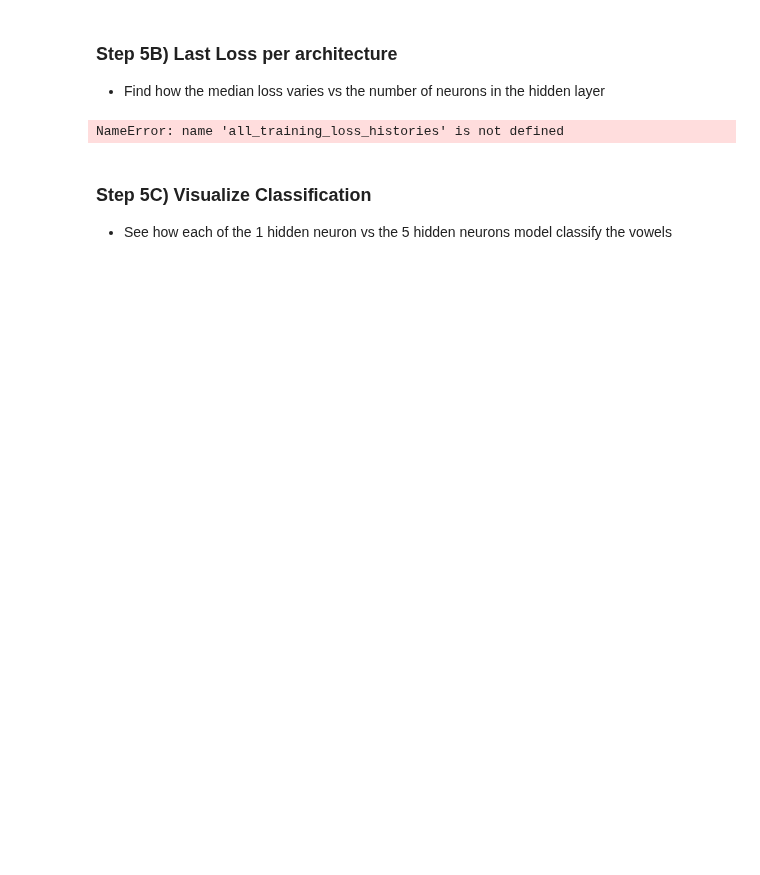
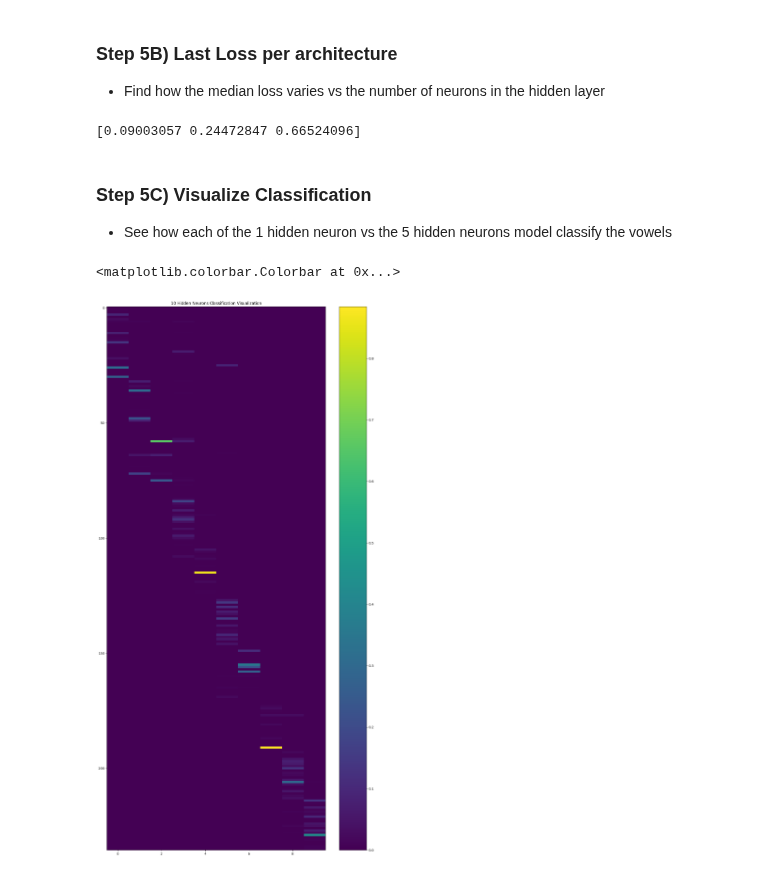
Before and after one commit to Ky-Ng/Vowel-Detection-NN, a Jupyter notebook: Main_Scripts/Vowel_Benchmark_Training.ipynb, the cells around one changed output. Saved outputs shown, nothing was run; the diff lists cells and outputs as text; code cells hidden in the pictures; blank space fills up the shorter version.

```diff
--- a/Main_Scripts/Vowel_Benchmark_Training.ipynb
+++ b/Main_Scripts/Vowel_Benchmark_Training.ipynb
@@ -449,27 +456,46 @@ plot_all(
 ### Step 5B) Last Loss per architecture
 - Find how the median loss varies vs the number of neurons in the hidden layer
 # %%
-median_losses = []
+# median_losses = []
 
-for hidden_neuron_idx in range(len(HIDDEN_LAYER_SIZES)):
-    # Step 1) Get the last loss for all iterations corresponding to `hidden_neuron_idx`
-    last_losses: np.array = all_training_loss_histories[hidden_neuron_idx][:][-1]
+# for hidden_neuron_idx in range(len(HIDDEN_LAYER_SIZES)):
+#     # Step 1) Get the last loss for all iterations corresponding to `hidden_neuron_idx`
+#     last_losses: np.array = all_training_loss_histories[hidden_neuron_idx][:][-1]
 
-    # Step 2) Take the median of the last lost (approximate how well the model performed)
-    last_loss_median = np.median(last_losses)
+#     # Step 2) Take the median of the last lost (approximate how well the model performed)
+#     last_loss_median = np.median(last_losses)
 
-    # Step 3) Append to array
-    median_losses.append(last_loss_median)
+#     # Step 3) Append to array
+#     median_losses.append(last_loss_median)
 
-    print(f"Median Losses: {median_losses[-1]}")
+#     print(f"Median Losses: {median_losses[-1]}")
 
-plt.plot(HIDDEN_LAYER_SIZES, median_losses)
-plt.title("Median Loss vs. Number of Hidden Neuron")
-plt.ylabel("Median Loss")
-plt.xlabel("Number of Hidden Neurons")
+# plt.plot(HIDDEN_LAYER_SIZES, median_losses)
+# plt.title("Median Loss vs. Number of Hidden Neuron")
+# plt.ylabel("Median Loss")
+# plt.xlabel("Number of Hidden Neurons")
-# %% [output]
-NameError: name 'all_training_loss_histories' is not defined
+# %%
+import numpy as np
+
+def softmax(x):
+    """Compute softmax values for each sets of scores in x."""
+    e_x = np.exp(x - np.max(x))  # To avoid overflow
+    return e_x / e_x.sum(axis=0)
+
+# Example usage:
+x = np.array([1.0, 2.0, 3.0])
+print(softmax(x))
+# %% [output]
+[0.09003057 0.24472847 0.66524096]
 # %% [markdown]
 ### Step 5C) Visualize Classification
 - See how each of the 1 hidden neuron vs the 5 hidden neurons model classify the vowels
+# %%
+prediction = the_last_model(torch.tensor(training_inputs, dtype=torch.float))
+plt.imshow(softmax(prediction.detach().numpy()), aspect='auto')
+plt.title(f"10 Hidden Neurons Classification Visualization")
+plt.colorbar()
+# %% [output]
+<matplotlib.colorbar.Colorbar at 0x...>
+[figure, added]
 # %%
```
Also changed, not shown: parts of 15 cells of this notebook, 1 other file.
